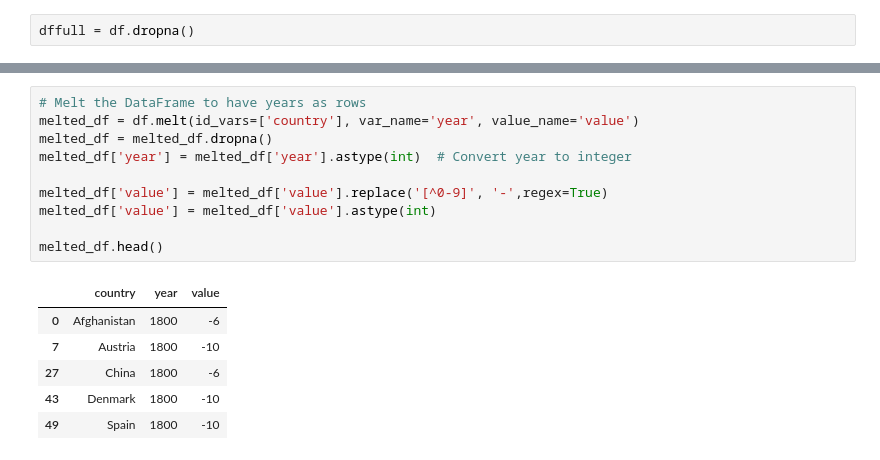
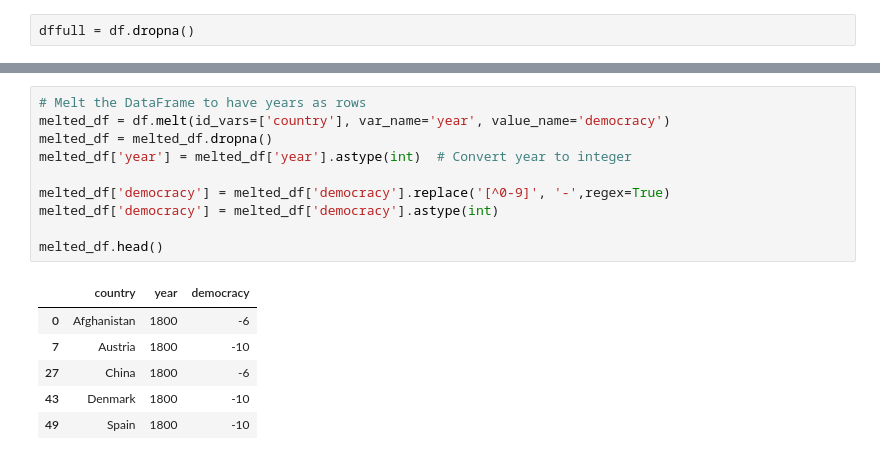
Before and after one commit to matthewthomson1/BigData-Examples, a Jupyter notebook: Democracy Data/Democracy.ipynb, the cells around one changed output, grey strips where cells are left out. Drawn from its saved outputs; the diff is of its cells as text.

```diff
--- a/Democracy Data/Democracy.ipynb
+++ b/Democracy Data/Democracy.ipynb
@@ -46,16 +46,16 @@ plt.show()
 [figure]
 # %%
 # Melt the DataFrame to have years as rows
-melted_df = df.melt(id_vars=['country'], var_name='year', value_name='value')
+melted_df = df.melt(id_vars=['country'], var_name='year', value_name='democracy')
 melted_df = melted_df.dropna()
 melted_df['year'] = melted_df['year'].astype(int)  # Convert year to integer
 
-melted_df['value'] = melted_df['value'].replace('[^0-9]', '-',regex=True)
-melted_df['value'] = melted_df['value'].astype(int)
+melted_df['democracy'] = melted_df['democracy'].replace('[^0-9]', '-',regex=True)
+melted_df['democracy'] = melted_df['democracy'].astype(int)
 
 melted_df.head()
 # %% [output]
-|  | country | year | value |
+|  | country | year | democracy |
 | 0 | Afghanistan | 1800 | -6 |
 | 7 | Austria | 1800 | -10 |
 | 27 | China | 1800 | -6 |
```
Also changed, not shown: parts of 10 cells of this notebook, 3 other files.
